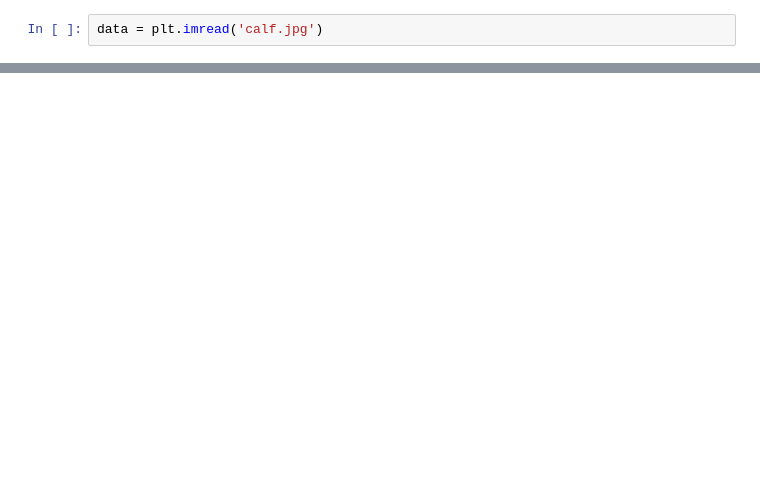
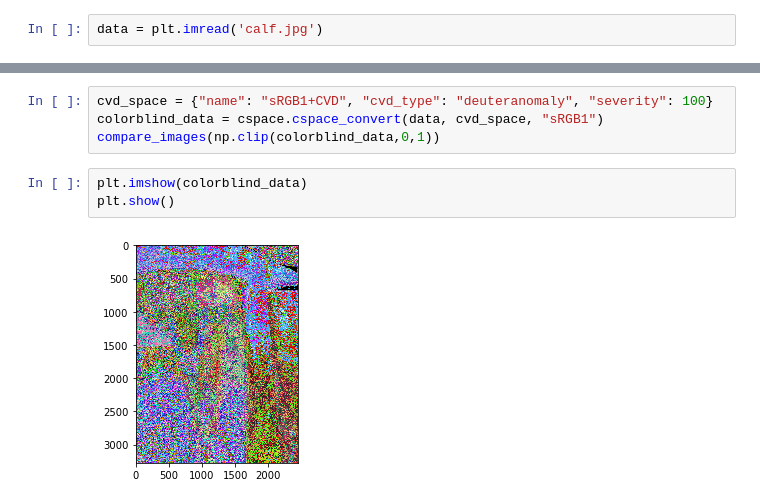
Before and after one commit to dgmiller/datavis_resources, a Jupyter notebook: color_experiments.ipynb, the cells around one changed output, grey strips where cells are left out. Saved outputs shown, nothing was run; the diff lists cells and outputs as text; blank space fills up the shorter version.

Commit message:
updated some color experiment stuff

```diff
--- a/color_experiments.ipynb
+++ b/color_experiments.ipynb
@@ -56,0 +58,9 @@ plt.show()
+# %%
+cvd_space = {"name": "sRGB1+CVD", "cvd_type": "deuteranomaly", "severity": 100}
+colorblind_data = cspace.cspace_convert(data, cvd_space, "sRGB1")
+compare_images(np.clip(colorblind_data,0,1))
+# %%
+plt.imshow(colorblind_data)
+plt.show()
+# %% [output]
+[figure, added]
```
Also changed, not shown: parts of 8 cells of this notebook.
